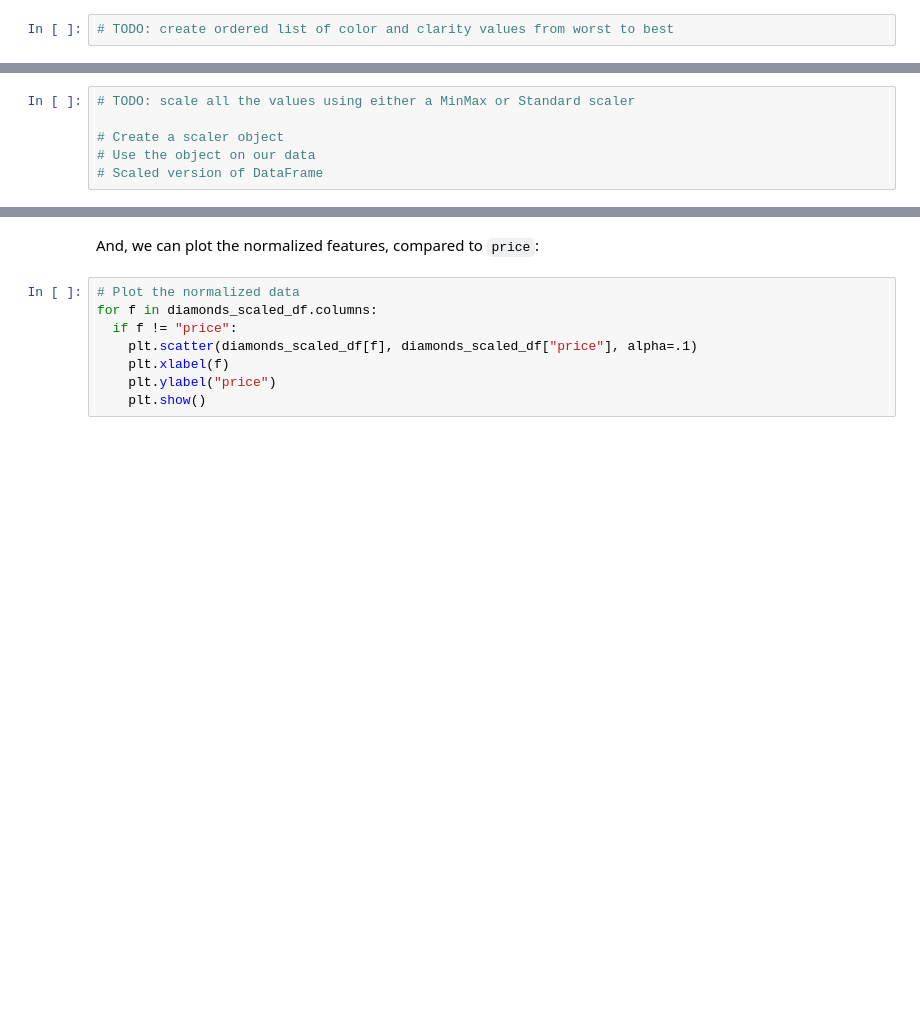
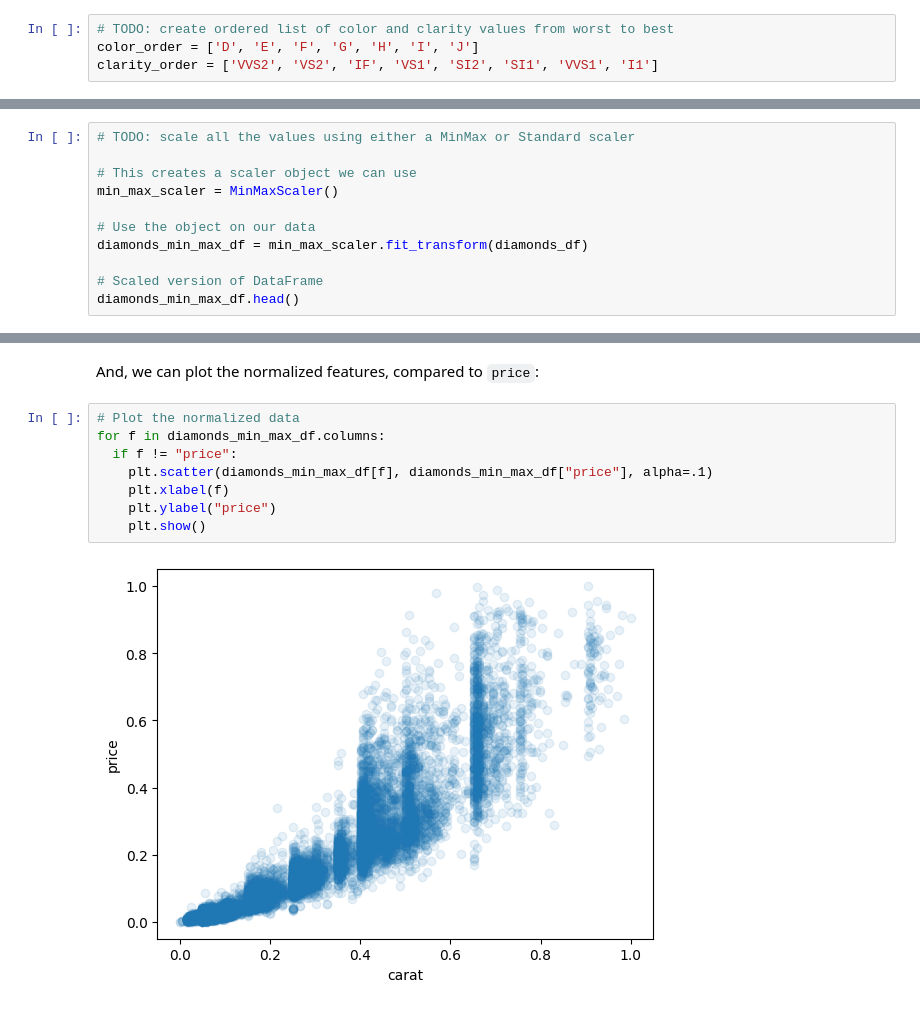
Before and after one commit to takuman-parsons-ml/WK05, a Jupyter notebook: WK05.ipynb, the cells around one changed output, grey strips where cells are left out. Drawn from its saved outputs; the diff is of its cells as text; blank space fills up the shorter version.

```diff
--- a/WK05.ipynb
+++ b/WK05.ipynb
@@ -498,6 +774,8 @@ cut_order = ["Fair", "Good", "Very Good", "Premium", "Ideal"]
 ### Repeat for `color` and `clarity`
 # %%
 # TODO: create ordered list of color and clarity values from worst to best
+color_order = ['D', 'E', 'F', 'G', 'H', 'I', 'J']
+clarity_order = ['VVS2', 'VS2', 'IF', 'VS1', 'SI2', 'SI1', 'VVS1', 'I1']
 # %% [markdown]
 ### Creating the encoder
 
@@ -534,6 +830,11 @@ First, we'll normalize the data:
 # %%
 # TODO: scale all the values using either a MinMax or Standard scaler
 
-# Create a scaler object
+# This creates a scaler object we can use
+min_max_scaler = MinMaxScaler()
+
 # Use the object on our data
+diamonds_min_max_df = min_max_scaler.fit_transform(diamonds_df)
+
 # Scaled version of DataFrame
+diamonds_min_max_df.head()
@@ -545,9 +866,11 @@ Then, look at covariance values for the `price` feature:
 And, we can plot the normalized features, compared to `price`:
 # %%
 # Plot the normalized data
-for f in diamonds_scaled_df.columns:
+for f in diamonds_min_max_df.columns:
   if f != "price":
-    plt.scatter(diamonds_scaled_df[f], diamonds_scaled_df["price"], alpha=.1)
+    plt.scatter(diamonds_min_max_df[f], diamonds_min_max_df["price"], alpha=.1)
     plt.xlabel(f)
     plt.ylabel("price")
     plt.show()
+# %% [output]
+[figure, added]
```
Also changed, not shown: parts of 37 cells of this notebook.
